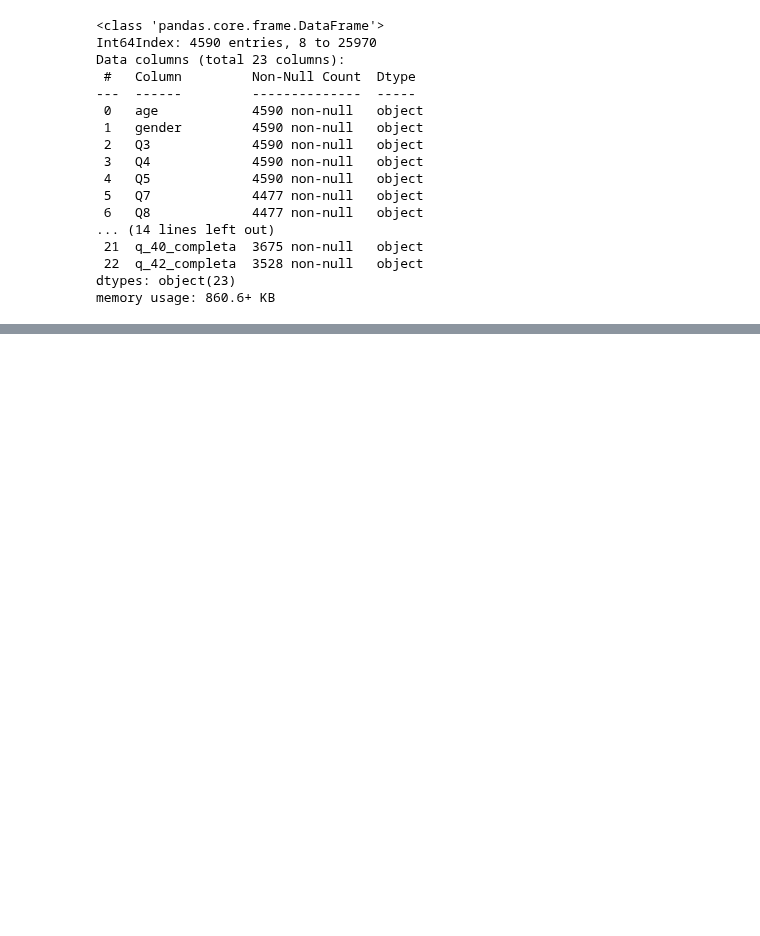
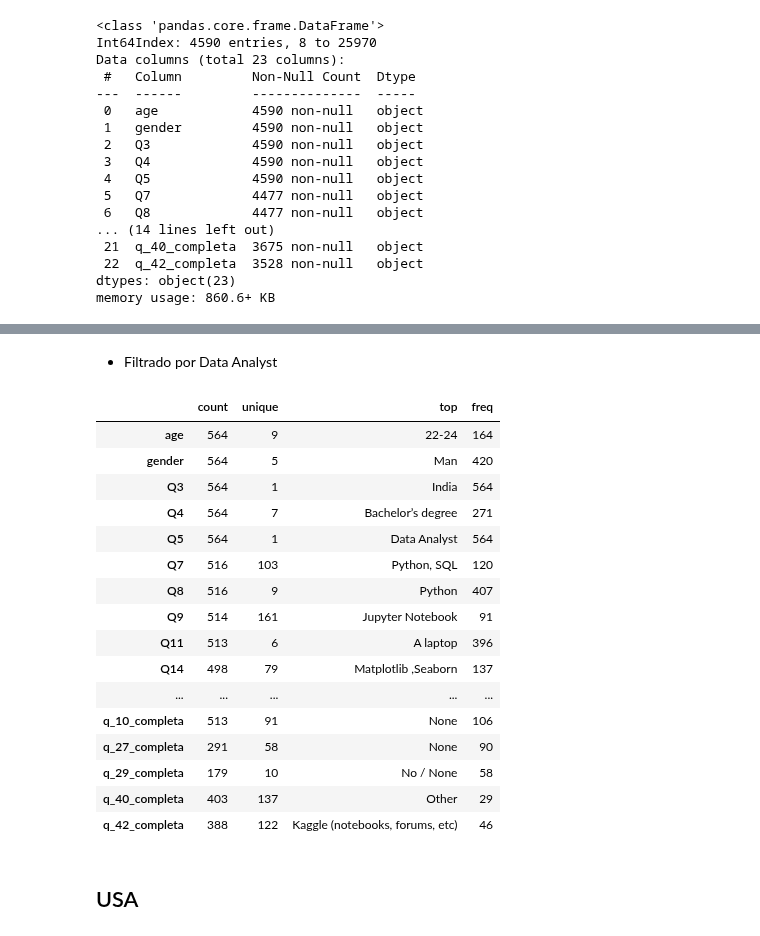
Before and after one commit to Adalab/EDA-ETL-project, a Jupyter notebook: eda.ipynb, the cells around one changed output, grey strips where cells are left out. Drawn from its saved outputs; the diff is of its cells as text; code cells hidden in the pictures; blank space fills up the shorter version.

```diff
--- a/eda.ipynb
+++ b/eda.ipynb
@@ -330,0 +398,25 @@ cruzar y combinar entre USA e India con df_europa
+# %% [markdown]
+- Filtrado por Data Analyst
+# %%
+data_indo = df_indo[df_indo['Q5']== 'Data Analyst']
+data_indo.describe(include= 'all').T
+# %% [output]
+|  | count | unique | top | freq |
+| age | 564 | 9 | 22-24 | 164 |
+| gender | 564 | 5 | Man | 420 |
+| Q3 | 564 | 1 | India | 564 |
+| Q4 | 564 | 7 | Bachelor’s degree | 271 |
+| Q5 | 564 | 1 | Data Analyst | 564 |
+| Q7 | 516 | 103 | Python, SQL | 120 |
+| Q8 | 516 | 9 | Python | 407 |
+| Q9 | 514 | 161 | Jupyter Notebook | 91 |
+| Q11 | 513 | 6 | A laptop | 396 |
+| Q14 | 498 | 79 | Matplotlib ,Seaborn | 137 |
+| ... | ... | ... | ... | ... |
+| q_10_completa | 513 | 91 | None | 106 |
+| q_27_completa | 291 | 58 | None | 90 |
+| q_29_completa | 179 | 10 | No / None | 58 |
+| q_40_completa | 403 | 137 | Other | 29 |
+| q_42_completa | 388 | 122 | Kaggle (notebooks, forums, etc) | 46 |
+# %% [markdown]
+## USA
```
Also changed, not shown: parts of 31 cells of this notebook.
